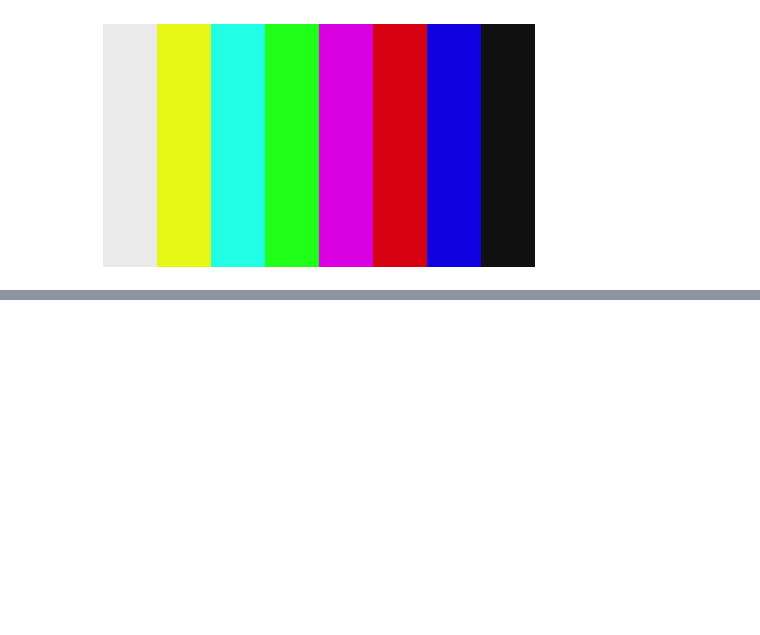
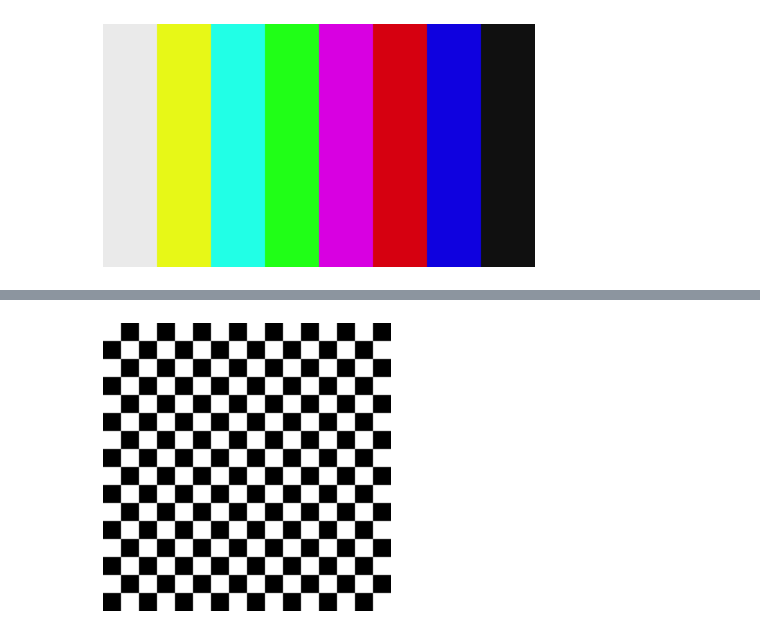
Before and after one commit to kabirz/python-learn, a Jupyter notebook: numpy/image_yuv.ipynb, the cells around one changed output, grey strips where cells are left out. Saved outputs shown, nothing was run; the diff lists cells and outputs as text; code cells hidden in the pictures; blank space fills up the shorter version.

```diff
--- a/numpy/image_yuv.ipynb
+++ b/numpy/image_yuv.ipynb
@@ -199,0 +225,13 @@ show_image(rgb)
+# %%
+b = np.tile(255, (10, 10, 3))
+w = np.tile(0, (10, 10, 3))
+
+s1 = np.hstack((b, w))
+s2 = np.hstack((w, b))
+s = np.vstack((s1, s2))
+
+s = np.tile(s, (8, 8, 1))
+
+show_image(s)
+# %% [output]
+[figure, added]
```
Also changed, not shown: parts of 8 cells of this notebook, 6 other files.
